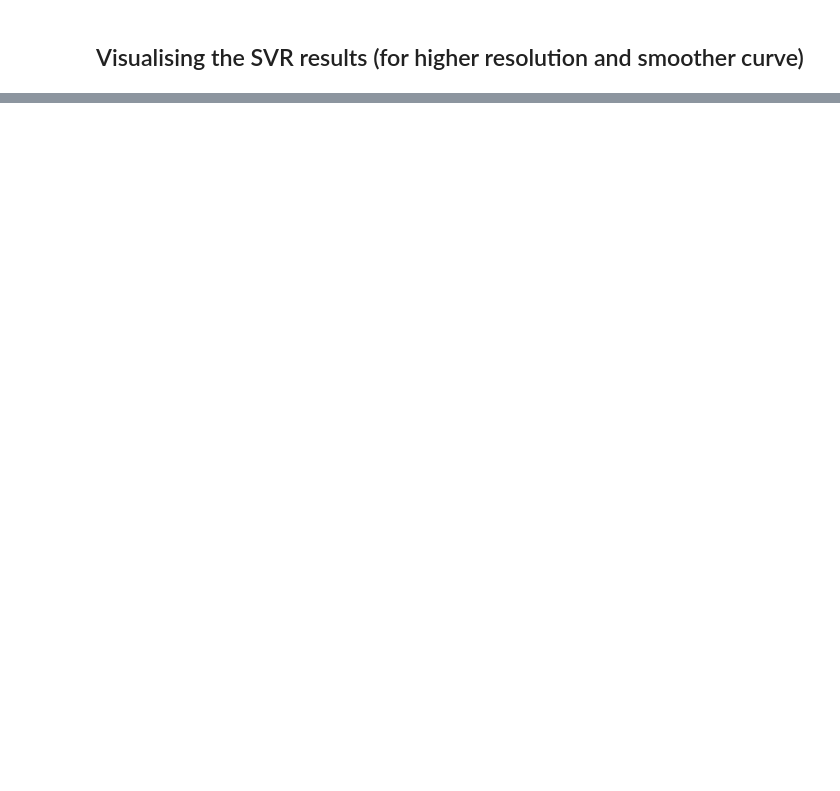
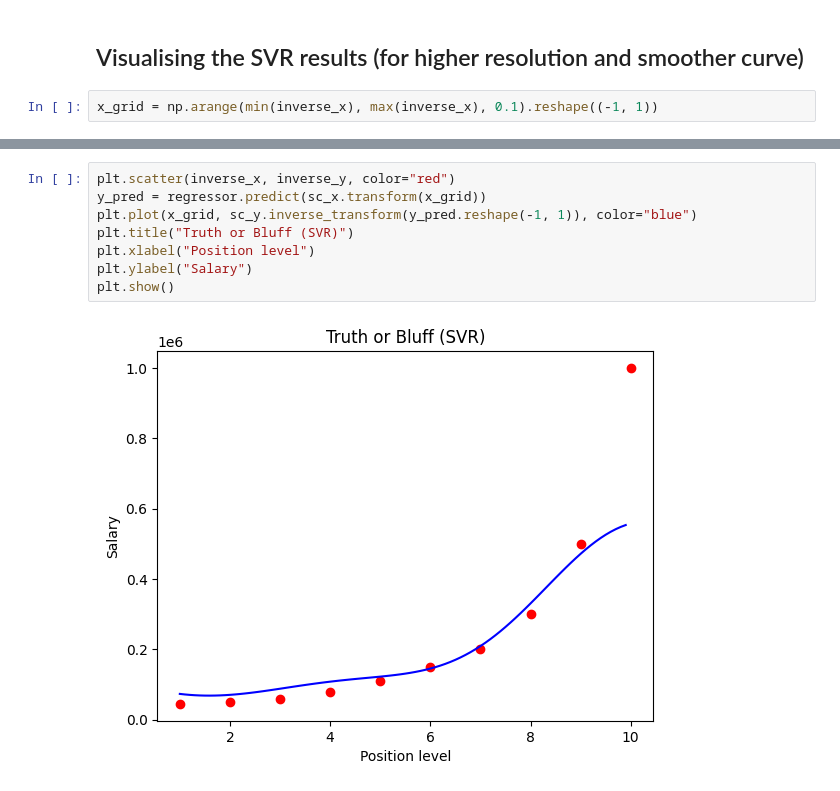
Before and after one commit to ByVictorrr/Machine-Learning-A-Z-AI-Python-R, a Jupyter notebook: Part 2 - Regression/support vector regression/support_vector_regression.ipynb, the cells around one changed output, grey strips where cells are left out. Saved outputs shown, nothing was run; the diff lists cells and outputs as text; blank space fills up the shorter version.

```diff
--- a/Part 2 - Regression/support vector regression/support_vector_regression.ipynb
+++ b/Part 2 - Regression/support vector regression/support_vector_regression.ipynb
@@ -73,2 +152,4 @@ y
 # %% [markdown]
 ## Visualising the SVR results (for higher resolution and smoother curve)
+# %%
+x_grid = np.arange(min(inverse_x), max(inverse_x), 0.1).reshape((-1, 1))
@@ -74,0 +176,10 @@ y
+# %%
+plt.scatter(inverse_x, inverse_y, color="red")
+y_pred = regressor.predict(sc_x.transform(x_grid))
+plt.plot(x_grid, sc_y.inverse_transform(y_pred.reshape(-1, 1)), color="blue")
+plt.title("Truth or Bluff (SVR)")
+plt.xlabel("Position level")
+plt.ylabel("Salary")
+plt.show()
+# %% [output]
+[figure, added]
```
Also changed, not shown: parts of 18 cells of this notebook.
